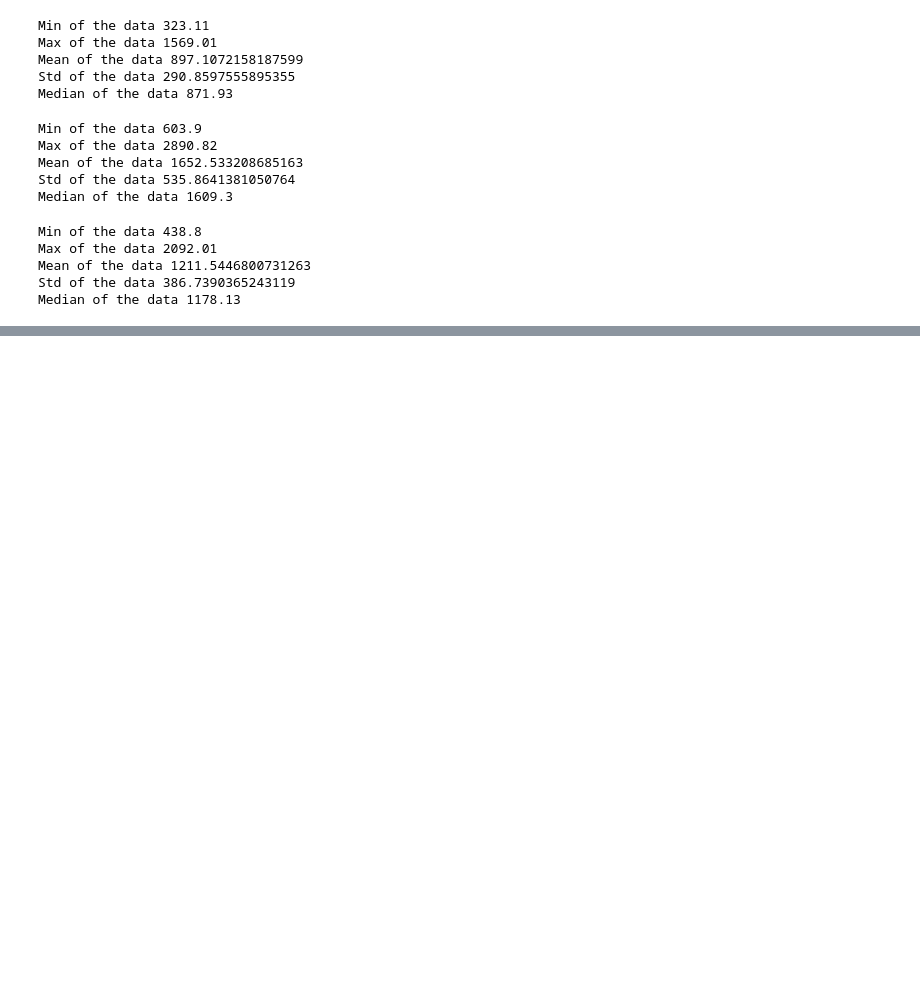
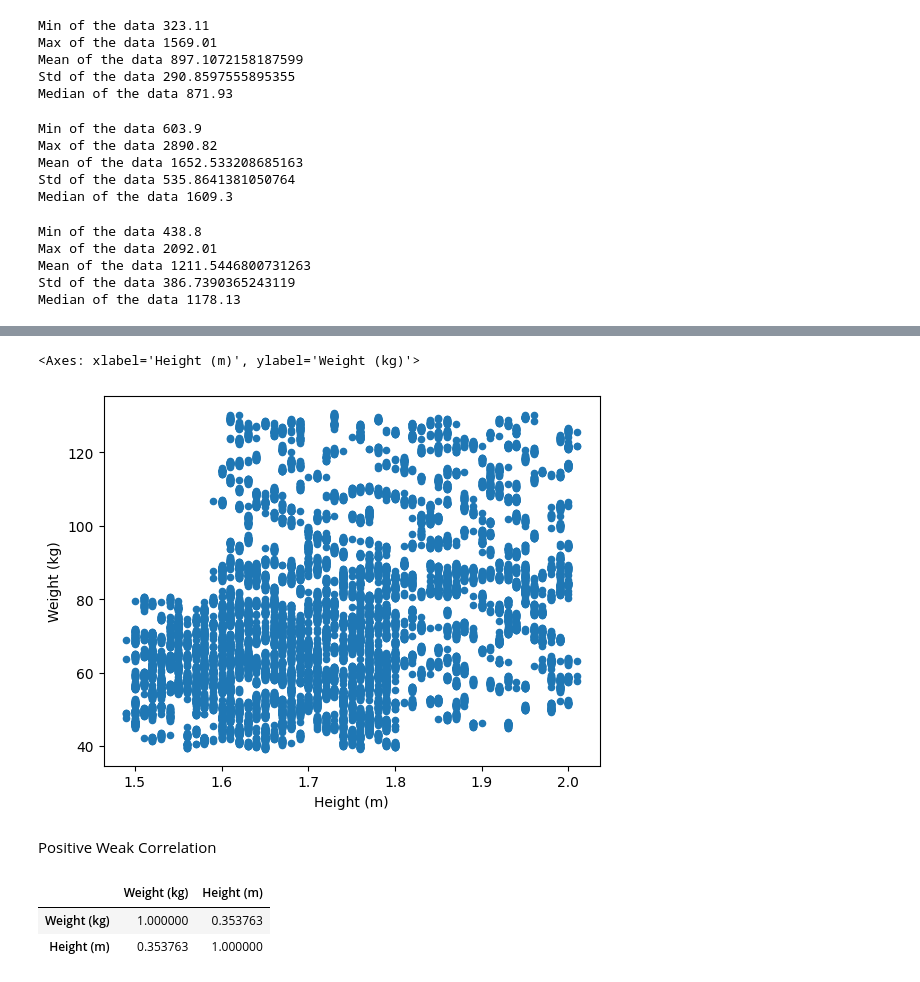
Before and after one commit to umair-gmrm/AI-Foundation-Batch-3, a Jupyter notebook: EDA_I.ipynb, the cells around one changed output, grey strips where cells are left out. Cells and saved outputs as stored; diff of their text form; code cells hidden in the pictures; blank space fills up the shorter version.

```diff
--- a/EDA_I.ipynb
+++ b/EDA_I.ipynb
@@ -290,0 +437,14 @@ Median of the data 1178.13
+# %%
+col = ["Weight (kg)", "Height (m)"]
+df[col].plot(kind="scatter" , x = "Height (m)" , y = "Weight (kg)")
+# %% [output]
+<Axes: xlabel='Height (m)', ylabel='Weight (kg)'>
+[figure, added]
+# %% [markdown]
+Positive Weak Correlation
+# %%
+df[col].corr()
+# %% [output]
+|  | Weight (kg) | Height (m) |
+| Weight (kg) | 1.000000 | 0.353763 |
+| Height (m) | 0.353763 | 1.000000 |
```
Also changed, not shown: parts of 32 cells of this notebook.
